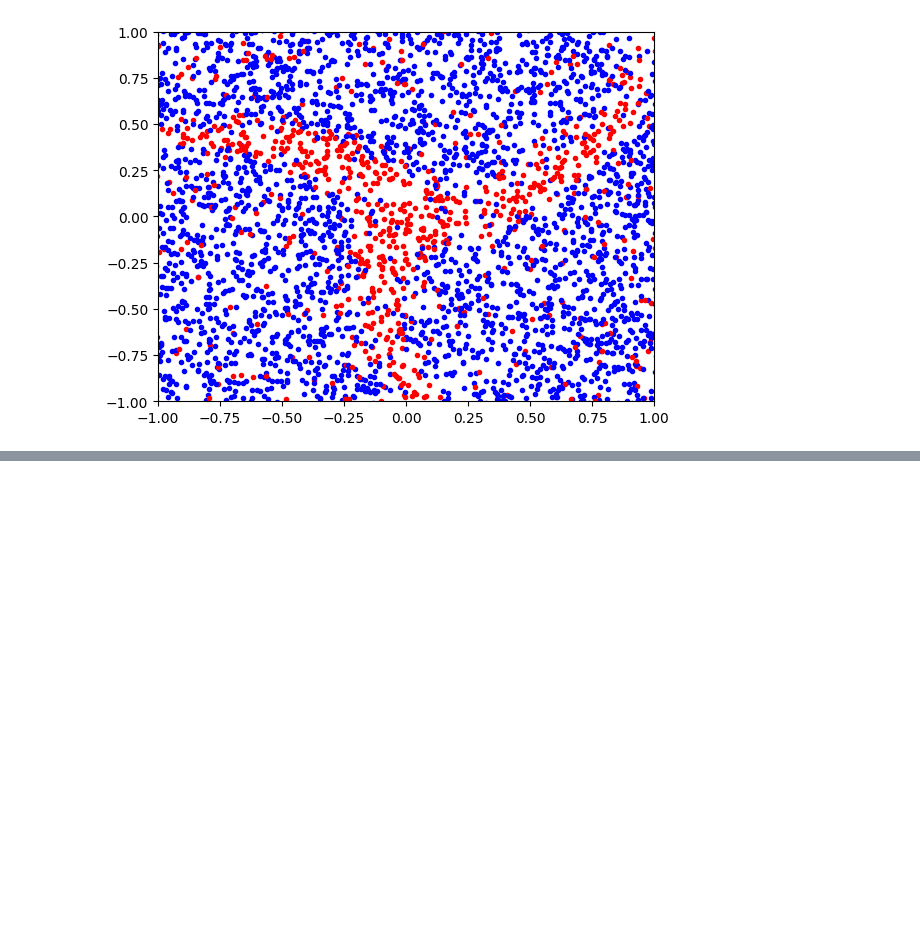
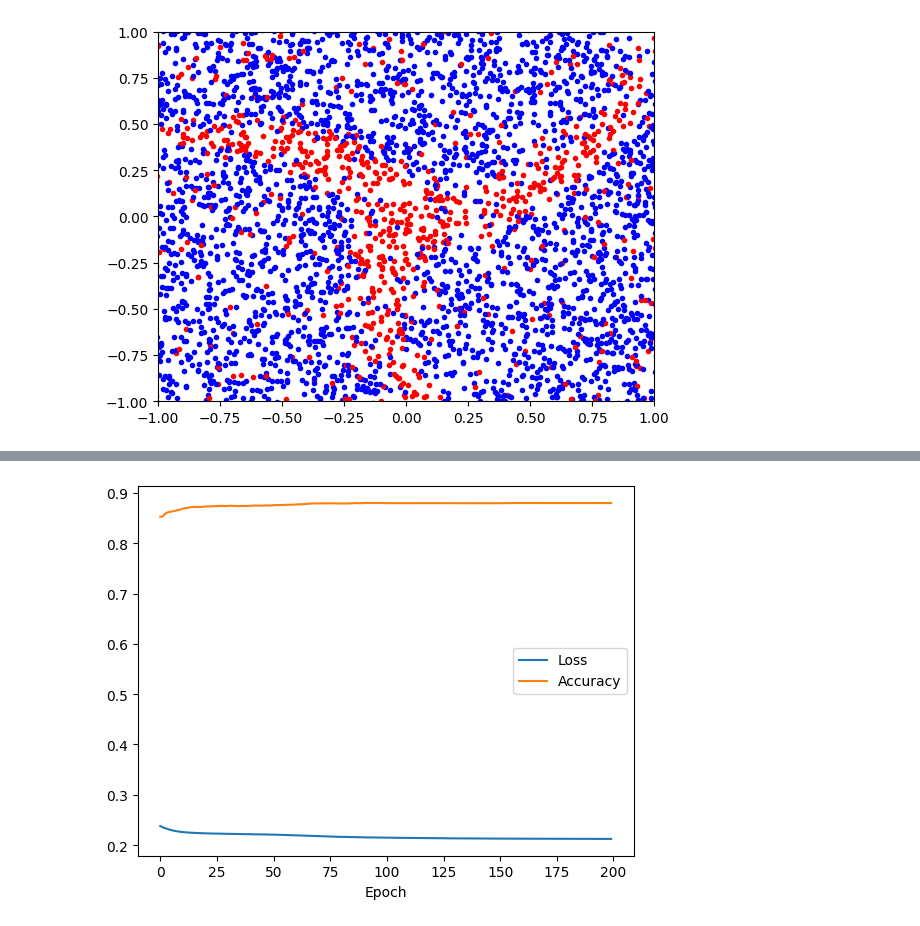
Before and after one commit to axelwilandh/perceptrons-from-scratch, a Jupyter notebook: notebooks/advanced_shapes.ipynb, the cells around one changed output, grey strips where cells are left out. Cells and saved outputs as stored; diff of their text form; code cells hidden in the pictures; blank space fills up the shorter version.

```diff
--- a/notebooks/advanced_shapes.ipynb
+++ b/notebooks/advanced_shapes.ipynb
@@ -90,0 +111,8 @@ plt.show()
+# %%
+plt.plot(model.history["loss"], label="Loss")
+plt.plot(model.history["accuracy"], label="Accuracy")
+plt.xlabel('Epoch')
+plt.legend()
+plt.show()
+# %% [output]
+[figure, added]
```
Also changed, not shown: parts of 5 cells of this notebook, 7 other files.
